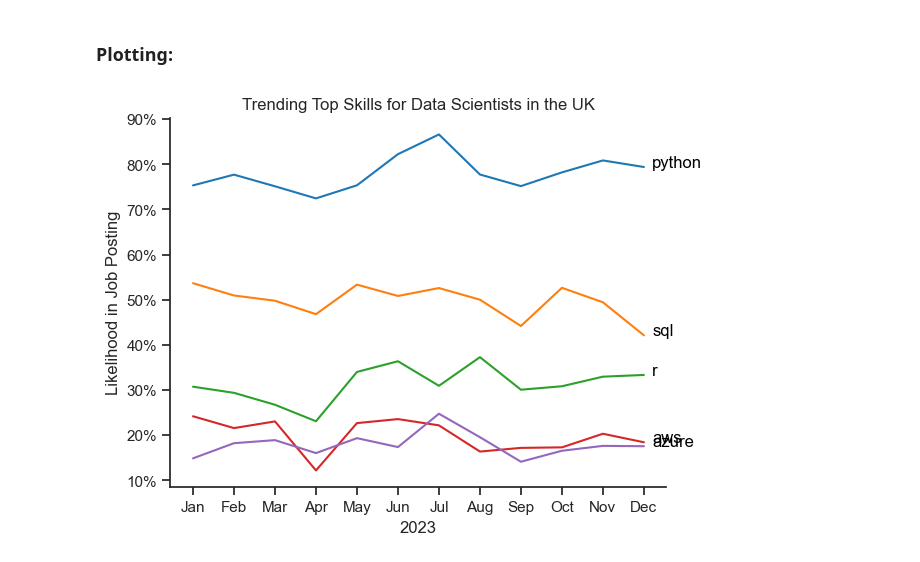
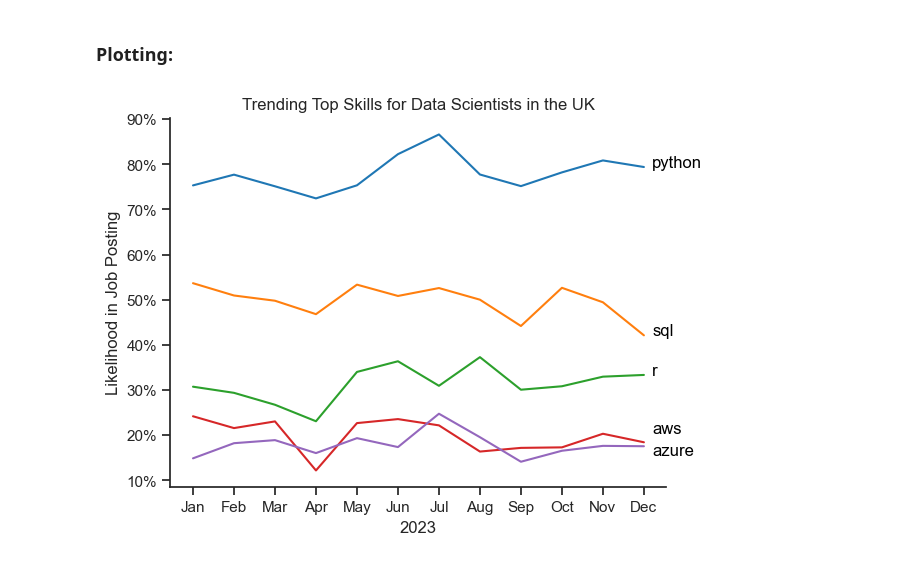
Before and after one commit to has78910/Python_LukeDataProject1, a Jupyter notebook: _Project1/3_Skills_Trend.ipynb, the cells around one changed output. Saved outputs shown, nothing was run; the diff lists cells and outputs as text; code cells hidden in the pictures.

Commit message:
fixed skills trend graph

```diff
--- a/_Project1/3_Skills_Trend.ipynb
+++ b/_Project1/3_Skills_Trend.ipynb
@@ -114,24 +99,27 @@ df_DS_UK_percent
 # %%
 df_plot= df_DS_UK_percent.iloc[:, :5]
 
 
 
 sns.lineplot(data=df_plot, dashes=False, legend='full', palette='tab10')
 sns.set_theme(style='ticks')
 sns.despine() # remove top and right spines
 
 plt.title('Trending Top Skills for Data Scientists in the UK')
 plt.ylabel('Likelihood in Job Posting')
 plt.xlabel('2023')
 plt.legend().remove()
 
 ax=plt.gca()
 ax.yaxis.set_major_formatter(PercentFormatter(decimals=0))
 
 # annotate the plot with the top 5 skills using plt.text()
+offsets = [0, 0, 0, 2, -2]
 for i in range(5):
-    plt.text(11.2, df_plot.iloc[-1, i], df_plot.columns[i], color='black')
+    plt.text(11.2, df_plot.iloc[-1, i] + offsets[i], df_plot.columns[i], color='black')
+
+
 
 plt.show()
 # %% [output]
-[figure, old version]
+[figure, new version]
```
Also changed, not shown: parts of 1 cell of this notebook.
